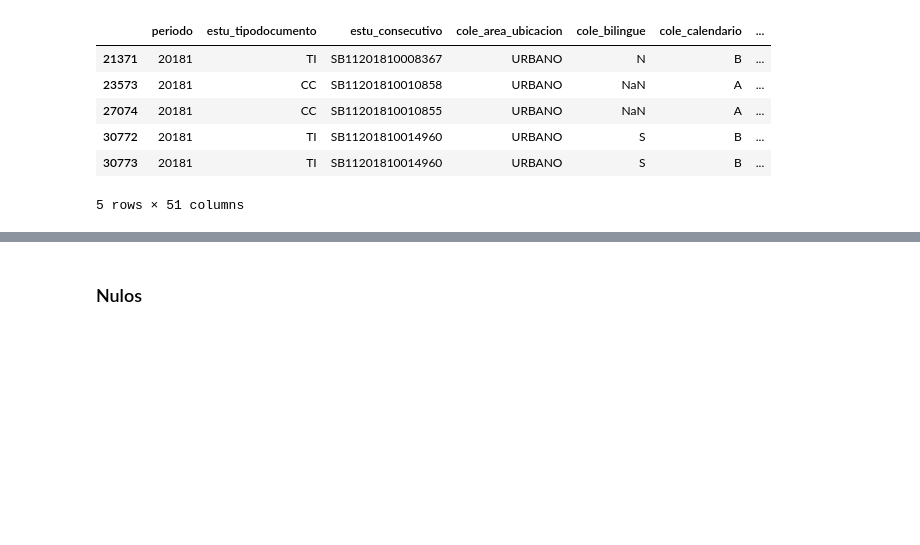
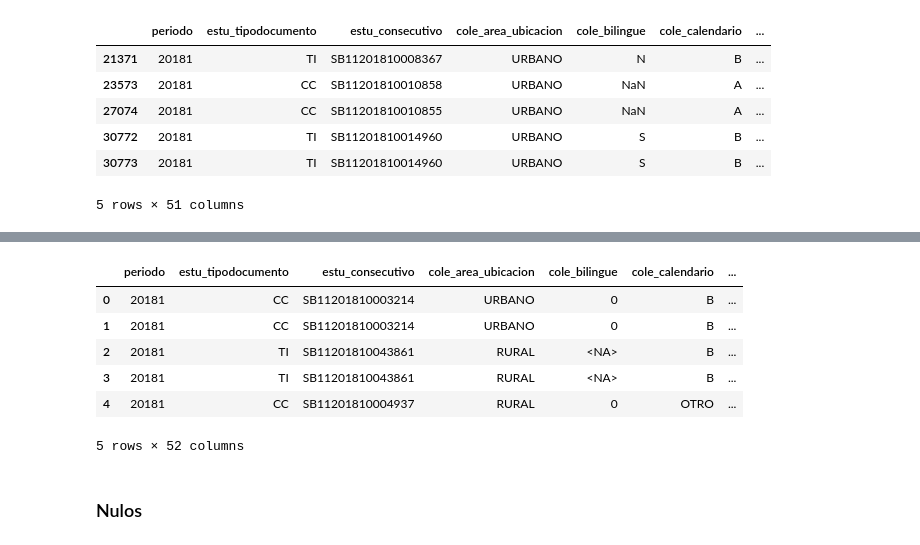
Before and after one commit to EstebanLN/Proyecto-2-Analitica-Computacional, a Jupyter notebook: Ingeniería_y_Análisis_de_Datos/Ingenieria_de_datos.ipynb, the cells around one changed output, grey strips where cells are left out. Cells and saved outputs as stored; diff of their text form; code cells hidden in the pictures; blank space fills up the shorter version.

```diff
--- a/Ingeniería_y_Análisis_de_Datos/Ingenieria_de_datos.ipynb
+++ b/Ingeniería_y_Análisis_de_Datos/Ingenieria_de_datos.ipynb
@@ -139,3 +182,29 @@ df_clean.head()
+# %%
+binary_cols = ['fami_tieneautomovil', 'fami_tienecomputador', 'fami_tieneinternet',
+               'fami_tienelavadora', 'cole_bilingue', 'cole_sede_principal']
+
+for col in binary_cols:
+    df_clean[col] = (
+        df_clean[col]
+        .astype(str)
+        .str.strip().str.upper()
+        .replace({
+            'SI': 1, 'SÍ': 1, '1': 1, 'S': 1,
+            'NO': 0, 'N': 0, '0': 0
+        })
+        .apply(lambda x: pd.NA if x not in [1, 0] else x)
+        #.astype('Int8')  # Tipo nullable integer
+    )
+# %%
+df_clean.head()
+# %% [output]
+|  | periodo | estu_tipodocumento | estu_consecutivo | cole_area_ubicacion | cole_bilingue | cole_calendario | ... |
+| 0 | 20181 | CC | SB11201810003214 | URBANO | 0 | B | ... |
+| 1 | 20181 | CC | SB11201810003214 | URBANO | 0 | B | ... |
+| 2 | 20181 | TI | SB11201810043861 | RURAL | <NA> | B | ... |
+| 3 | 20181 | TI | SB11201810043861 | RURAL | <NA> | B | ... |
+| 4 | 20181 | CC | SB11201810004937 | RURAL | 0 | OTRO | ... |
+5 rows × 52 columns
 # %% [markdown]
 ### Nulos
 # %% [markdown]
```
Also changed, not shown: parts of 16 cells of this notebook, 1 other file.
